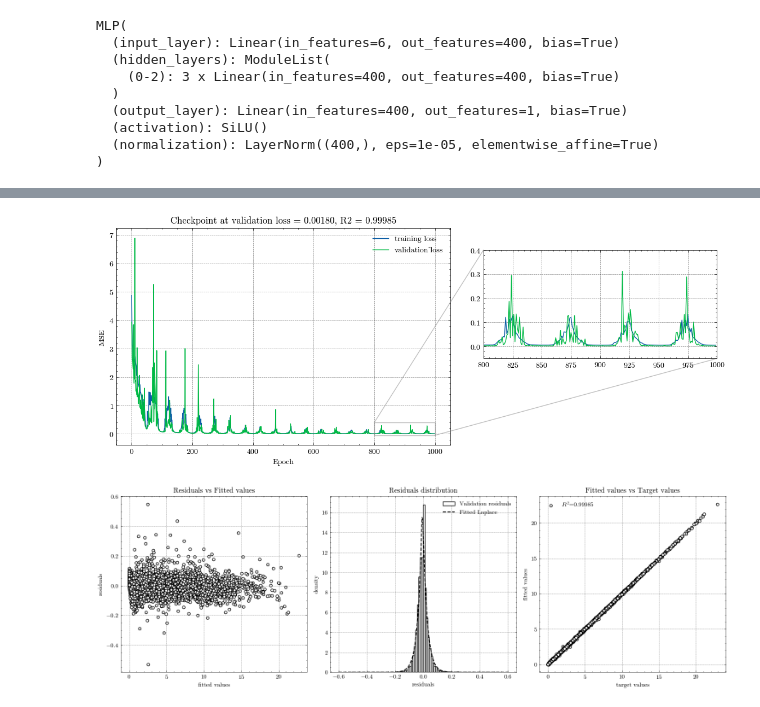
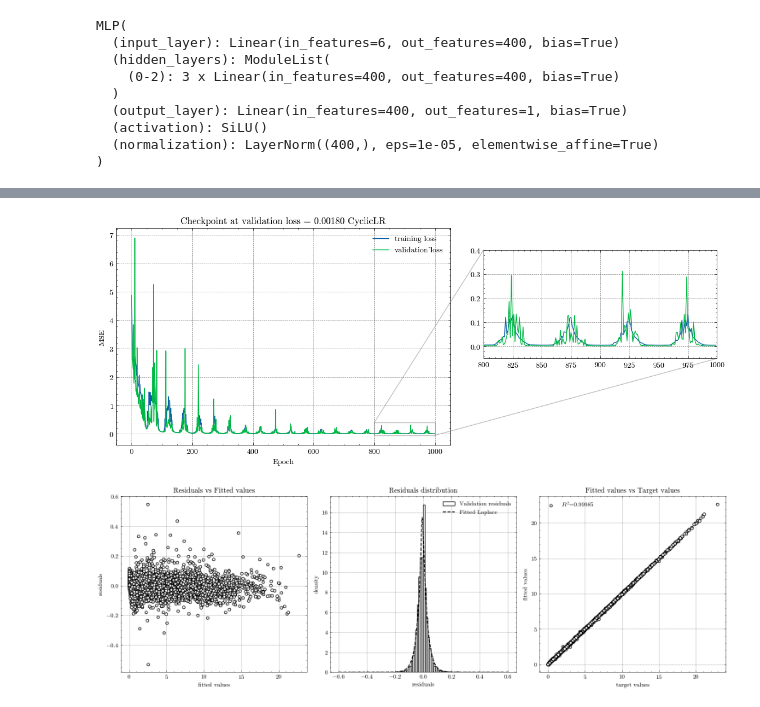
Before and after one commit to SaadSouilmi/Parallel-Monte-Carlo-and-Pricing-via-Neural-Networks-for-asian-options, a Jupyter notebook: fit.ipynb, the cells around one changed output, grey strips where cells are left out. Cells and saved outputs as stored; diff of their text form; code cells hidden in the pictures.

Commit message:
Changed few plots

```diff
--- a/fit.ipynb
+++ b/fit.ipynb
@@ -120,30 +155,30 @@ predictions = model(X_valid).flatten().detach().to("cpu").numpy()
 # %%
 fig, ax = plt.subplots(figsize=(7, 5))
 
 ax.plot(training_loss[:], label="training loss")
 ax.plot(validation_loss[:], label="validation_loss")
 # Zoomed portion
 axins = ax.inset_axes([1.1, 0.4, 0.7, 0.5])
 axins.plot(training_loss[:], label="training loss")
 axins.plot(validation_loss[:], label="validation_loss")
 x1, x2, y1, y2 = 800, 1000, -0.05, 0.4
 axins.set_xlim(x1, x2)
 axins.set_ylim(y1, y2)
 ax.indicate_inset_zoom(axins)
 ax.set_box_aspect(0.65)
 # Ajust the subplot position
 fig.subplots_adjust(left=0.01, right=2)
 
 ax.set_xlabel("Epoch")
 ax.set_ylabel("MSE")
-ax.set_title(f"Checkpoint at validation loss = {validation_loss.min():.5f}, R2 = {r2_score(predictions, Y_valid):.5f}")
+ax.set_title(f"Checkpoint at validation loss = {validation_loss.min():.5f} CyclicLR")
 legend = ax.legend(fancybox=True, edgecolor="k", loc=0)
 legend.get_frame().set_linewidth(0.5)
-fig.savefig("img/training_cycliclr_1kpaths.pdf")
+#fig.savefig("img/training_cycliclr_1kpaths.pdf")
 plt.show()
 plt.close()
 # %% [output]
-[figure, old version]
+[figure, new version]
 # %%
 residuals_diagnostic(
     Y_valid,
```
Also changed, not shown: parts of 7 cells of this notebook, 3 other files.
